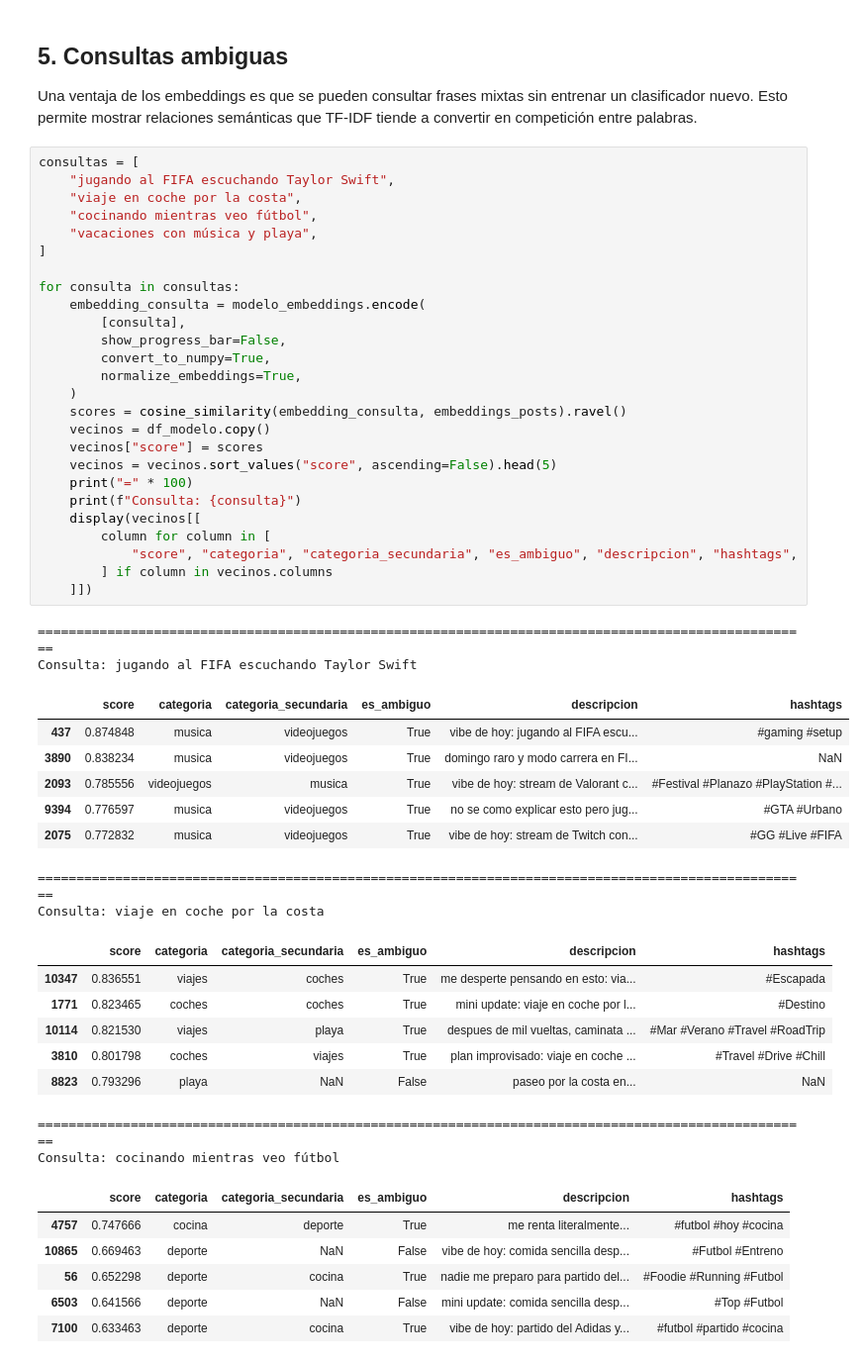
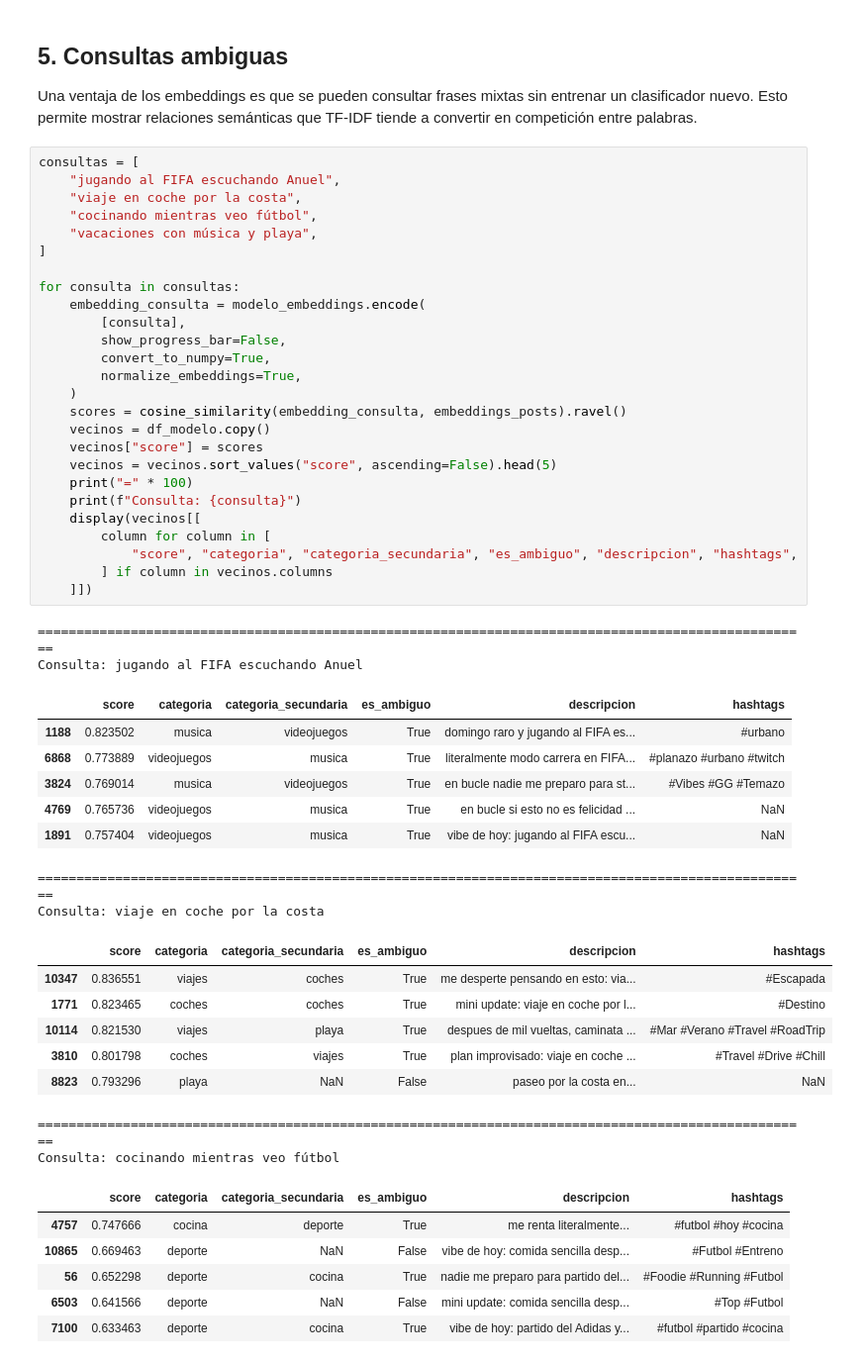
Before and after one commit to rafi412/Recomendacion-RRSS, a Jupyter notebook: 02_recomendacion_embeddings.ipynb, the cells around one changed output. Shown at 99% size. Cells and saved outputs as stored; diff of their text form.

```diff
--- a/02_recomendacion_embeddings.ipynb
+++ b/02_recomendacion_embeddings.ipynb
@@ -293,39 +293,39 @@ display(df_precision)
 Una ventaja de los embeddings es que se pueden consultar frases mixtas sin entrenar un clasificador nuevo. Esto permite mostrar relaciones semánticas que TF-IDF tiende a convertir en competición entre palabras.
 # %%
 consultas = [
-    "jugando al FIFA escuchando Taylor Swift",
+    "jugando al FIFA escuchando Anuel",
     "viaje en coche por la costa",
     "cocinando mientras veo fútbol",
     "vacaciones con música y playa",
 ]
 
 for consulta in consultas:
     embedding_consulta = modelo_embeddings.encode(
         [consulta],
         show_progress_bar=False,
         convert_to_numpy=True,
         normalize_embeddings=True,
     )
     scores = cosine_similarity(embedding_consulta, embeddings_posts).ravel()
     vecinos = df_modelo.copy()
     vecinos["score"] = scores
     vecinos = vecinos.sort_values("score", ascending=False).head(5)
     print("=" * 100)
     print(f"Consulta: {consulta}")
     display(vecinos[[
         column for column in [
             "score", "categoria", "categoria_secundaria", "es_ambiguo", "descripcion", "hashtags",
         ] if column in vecinos.columns
     ]])
 # %% [output]
 ====================================================================================================
-Consulta: jugando al FIFA escuchando Taylor Swift
+Consulta: jugando al FIFA escuchando Anuel
 |  | score | categoria | categoria_secundaria | es_ambiguo | descripcion | hashtags |
-| 437 | 0.874848 | musica | videojuegos | True | vibe de hoy: jugando al FIFA escu... | #gaming #setup |
-| 3890 | 0.838234 | musica | videojuegos | True | domingo raro y modo carrera en FI... | NaN |
-| 2093 | 0.785556 | videojuegos | musica | True | vibe de hoy: stream de Valorant c... | #Festival #Planazo #PlayStation #... |
-| 9394 | 0.776597 | musica | videojuegos | True | no se como explicar esto pero jug... | #GTA #Urbano |
-| 2075 | 0.772832 | musica | videojuegos | True | vibe de hoy: stream de Twitch con... | #GG #Live #FIFA |
+| 1188 | 0.823502 | musica | videojuegos | True | domingo raro y jugando al FIFA es... | #urbano |
+| 6868 | 0.773889 | videojuegos | musica | True | literalmente modo carrera en FIFA... | #planazo #urbano #twitch |
+| 3824 | 0.769014 | musica | videojuegos | True | en bucle nadie me preparo para st... | #Vibes #GG #Temazo |
+| 4769 | 0.765736 | videojuegos | musica | True | en bucle si esto no es felicidad ... | NaN |
+| 1891 | 0.757404 | videojuegos | musica | True | vibe de hoy: jugando al FIFA escu... | NaN |
 ====================================================================================================
 Consulta: viaje en coche por la costa
 |  | score | categoria | categoria_secundaria | es_ambiguo | descripcion | hashtags |
```
Also changed, not shown: parts of 2 cells of this notebook, 14 other files.
